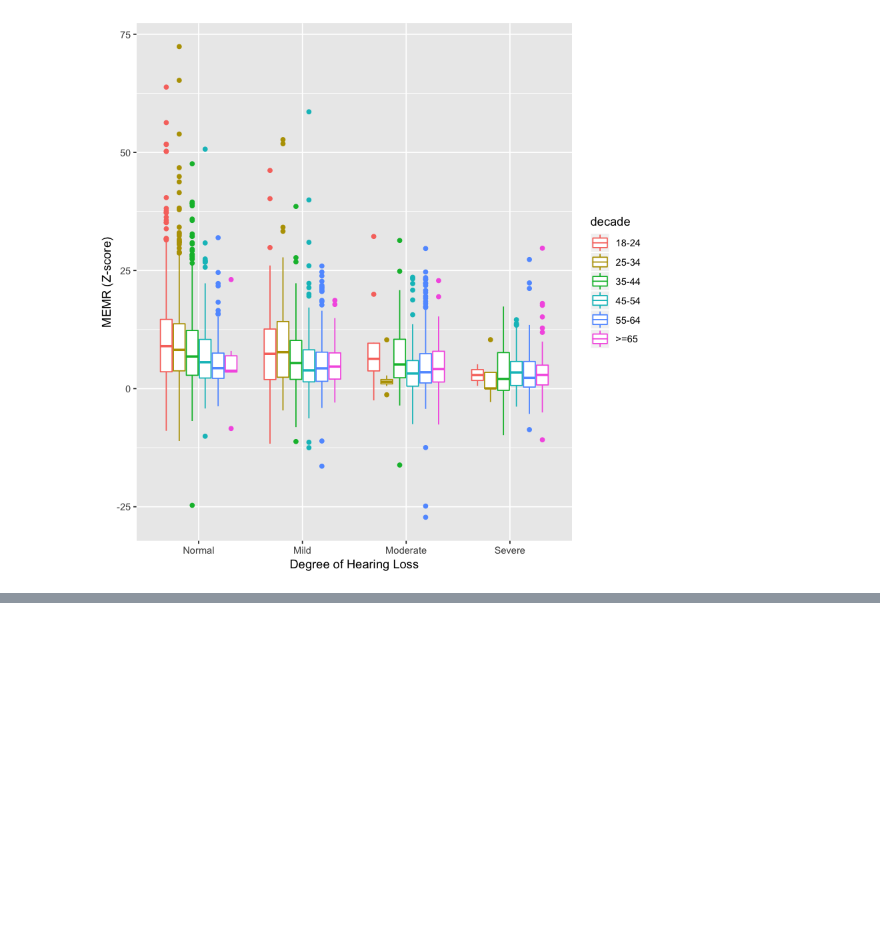
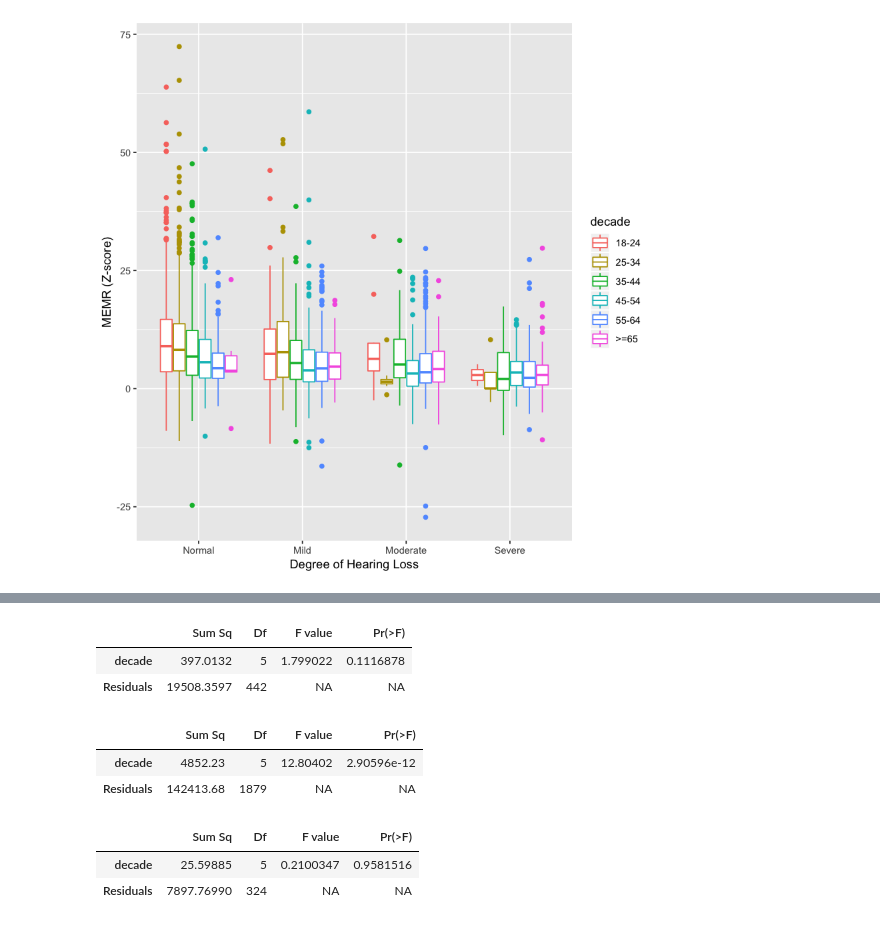
Before and after one commit to haribharadwaj/notebooks, a Jupyter notebook: STATS/NHANES_2011_2012_BasicStats.ipynb, the cells around one changed output, grey strips where cells are left out. Cells and saved outputs as stored; diff of their text form; code cells hidden in the pictures; blank space fills up the shorter version.

```diff
--- a/STATS/NHANES_2011_2012_BasicStats.ipynb
+++ b/STATS/NHANES_2011_2012_BasicStats.ipynb
@@ -139,0 +124,6 @@ m_severe <- lm(zmemr ~ decade, data=dat[dat$HLdegree=='Norma',])
+# %%
+Anova(m_moderate)
+# %% [output]
+|  | Sum Sq | Df | F value | Pr(>F) |
+| decade | 397.0132 | 5 | 1.799022 | 0.1116878 |
+| Residuals | 19508.3597 | 442 | NA | NA |
@@ -139,0 +132,14 @@ m_severe <- lm(zmemr ~ decade, data=dat[dat$HLdegree=='Norma',])
+# %%
+Anova(m_normal)
+# %% [output]
+|  | Sum Sq | Df | F value | Pr(>F) |
+| decade | 4852.23 | 5 | 12.80402 | 2.90596e-12 |
+| Residuals | 142413.68 | 1879 | NA | NA |
+# %%
+m_severe <- lm(zmemr ~ decade, data=dat[dat$HLdegree=='Severe',])
+# %%
+Anova(m_severe)
+# %% [output]
+|  | Sum Sq | Df | F value | Pr(>F) |
+| decade | 25.59885 | 5 | 0.2100347 | 0.9581516 |
+| Residuals | 7897.76990 | 324 | NA | NA |
```
Also changed, not shown: parts of 9 cells of this notebook.
